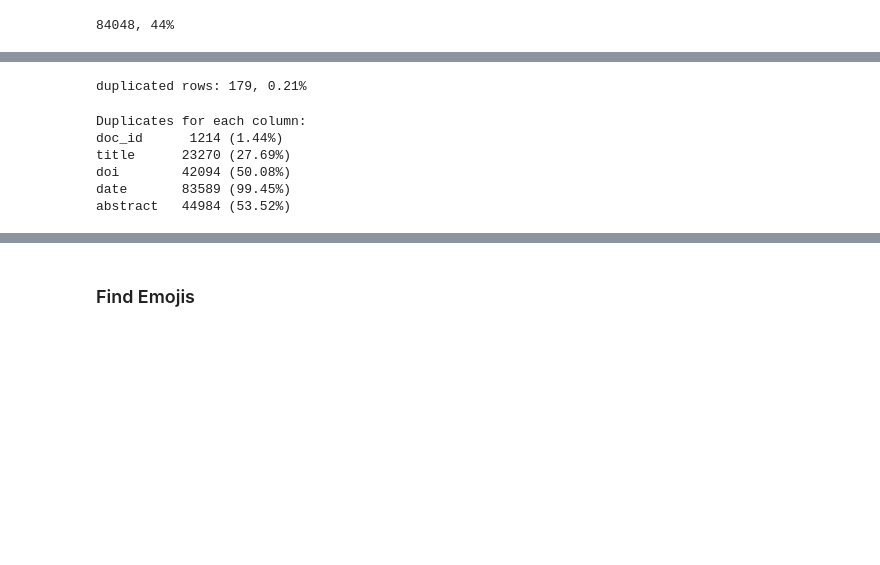
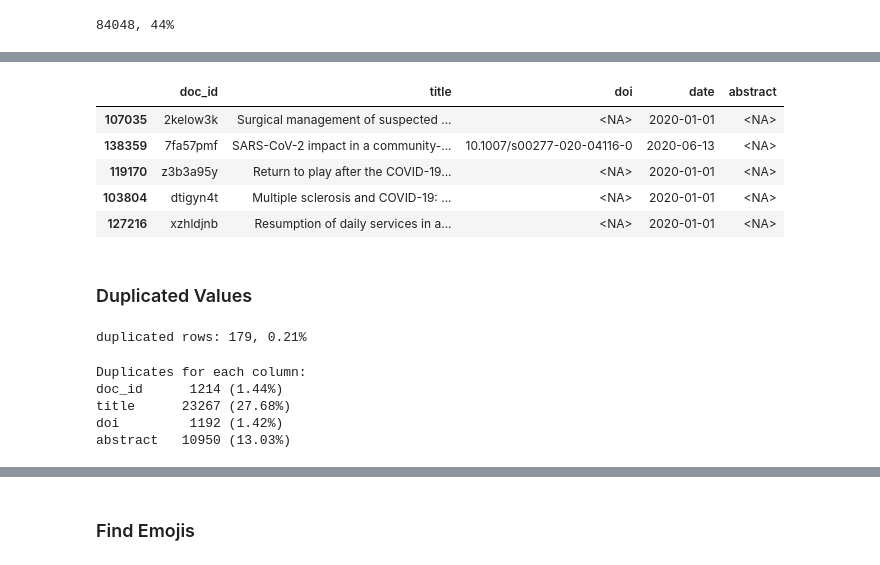
Before and after one commit to saiteki-kai/ir-covid, a Jupyter notebook: IR_Covid.ipynb, the cells around one changed output, grey strips where cells are left out. Drawn from its saved outputs; the diff is of its cells as text; code cells hidden in the pictures; blank space fills up the shorter version.

Commit message:
remove duplicate entries

```diff
--- a/IR_Covid.ipynb
+++ b/IR_Covid.ipynb
@@ -117,3 +142,14 @@ docs = docs.iloc[list(keep)]
+# %%
+docs[docs['abstract'].isna()].sample(5)
+# %% [output]
+|  | doc_id | title | doi | date | abstract |
+| 107035 | 2kelow3k | Surgical management of suspected ... | <NA> | 2020-01-01 | <NA> |
+| 138359 | 7fa57pmf | SARS-CoV-2 impact in a community-... | 10.1007/s00277-020-04116-0 | 2020-06-13 | <NA> |
+| 119170 | z3b3a95y | Return to play after the COVID-19... | <NA> | 2020-01-01 | <NA> |
+| 103804 | dtigyn4t | Multiple sclerosis and COVID-19: ... | <NA> | 2020-01-01 | <NA> |
+| 127216 | xzhldjnb | Resumption of daily services in a... | <NA> | 2020-01-01 | <NA> |
+# %% [markdown]
+### Duplicated Values
 # %%
 duplicated = sum(docs.duplicated())
 duplicated_perc = duplicated / len(docs) * 100
@@ -131,14 +167,13 @@ def print_duplicates(docs, columns=None):
     print(f"{col:10} {d:5} ({p:.2f}%)")
 # %%
 print("Duplicates for each column:")
-print_duplicates(docs)
+print_duplicates(docs, columns=["doc_id", "title", "doi", "abstract"])
 # %% [output]
 Duplicates for each column:
 doc_id      1214 (1.44%)
-title      23270 (27.69%)
-doi        42094 (50.08%)
-date       83589 (99.45%)
-abstract   44984 (53.52%)
+title      23267 (27.68%)
+doi         1192 (1.42%)
+abstract   10950 (13.03%)
 # %%
 docs[docs["doc_id"] == "uym826bh"]
 # %% [output]
```
Also changed, not shown: parts of 22 cells of this notebook.
